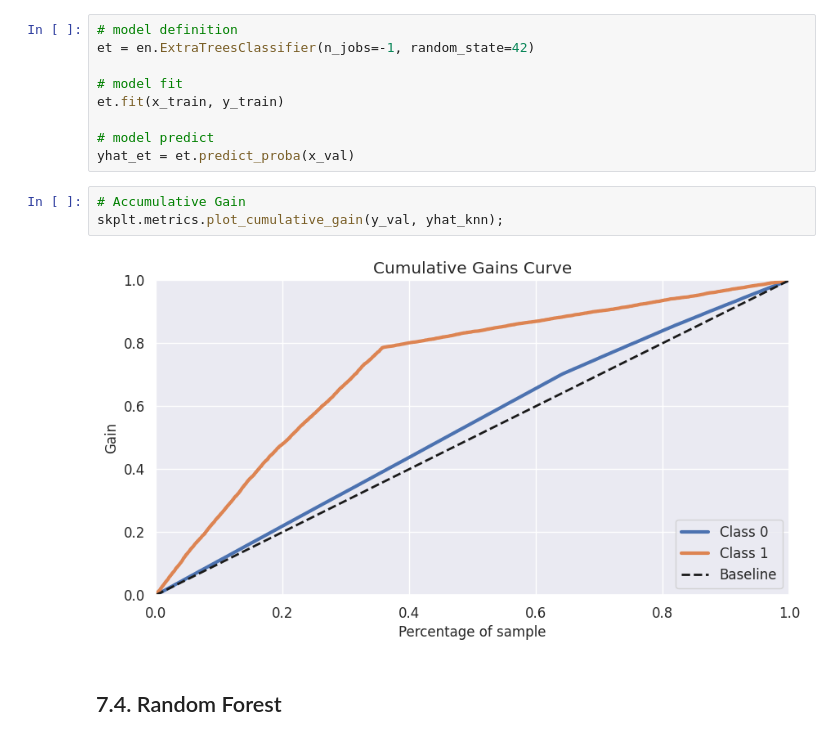
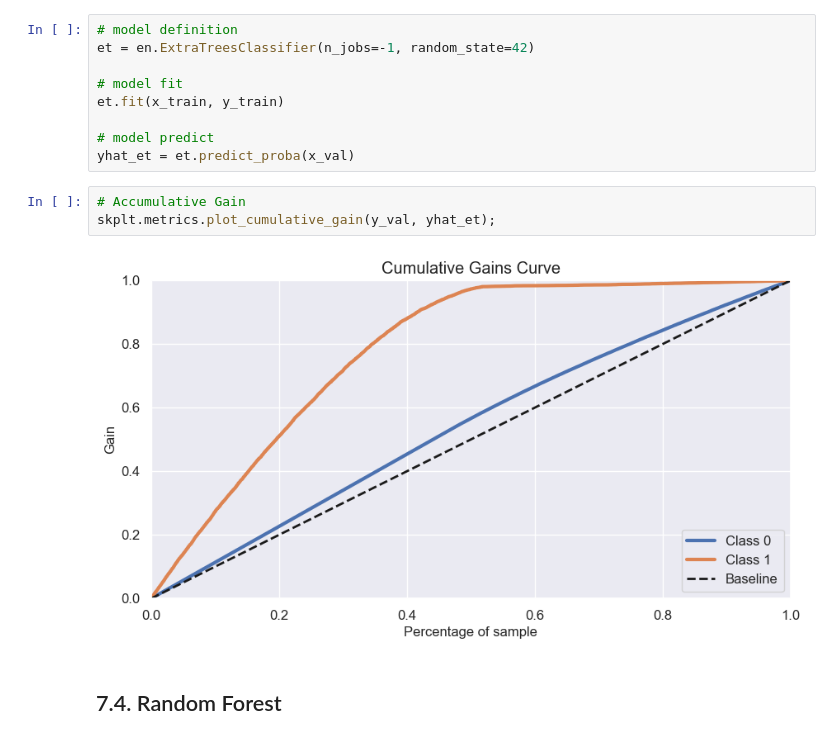
Before and after one commit to m4theus4ndr4de/classification-health-insurance-cross-sell, a Jupyter notebook: notebooks/model-development.ipynb, the cells around one changed output. Saved outputs shown, nothing was run; the diff lists cells and outputs as text.

```diff
--- a/notebooks/model-development.ipynb
+++ b/notebooks/model-development.ipynb
@@ -649,9 +674,9 @@ et.fit(x_train, y_train)
 yhat_et = et.predict_proba(x_val)
 # %%
 # Accumulative Gain
-skplt.metrics.plot_cumulative_gain(y_val, yhat_knn);
+skplt.metrics.plot_cumulative_gain(y_val, yhat_et);
 # %% [output]
-[figure, old version]
+[figure, new version]
 # %% [markdown]
 ## 7.4. Random Forest
 # %%
```
Also changed, not shown: parts of 40 cells of this notebook, 5 other files.
